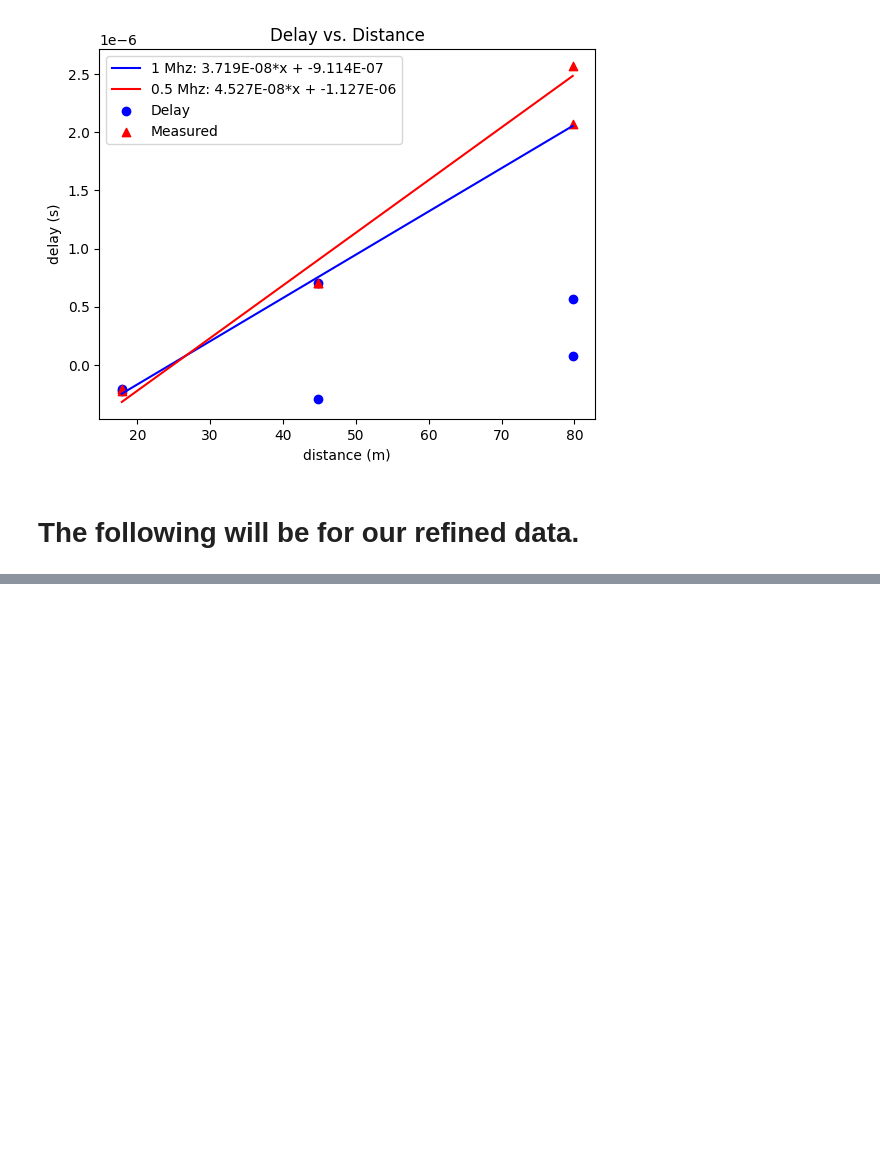
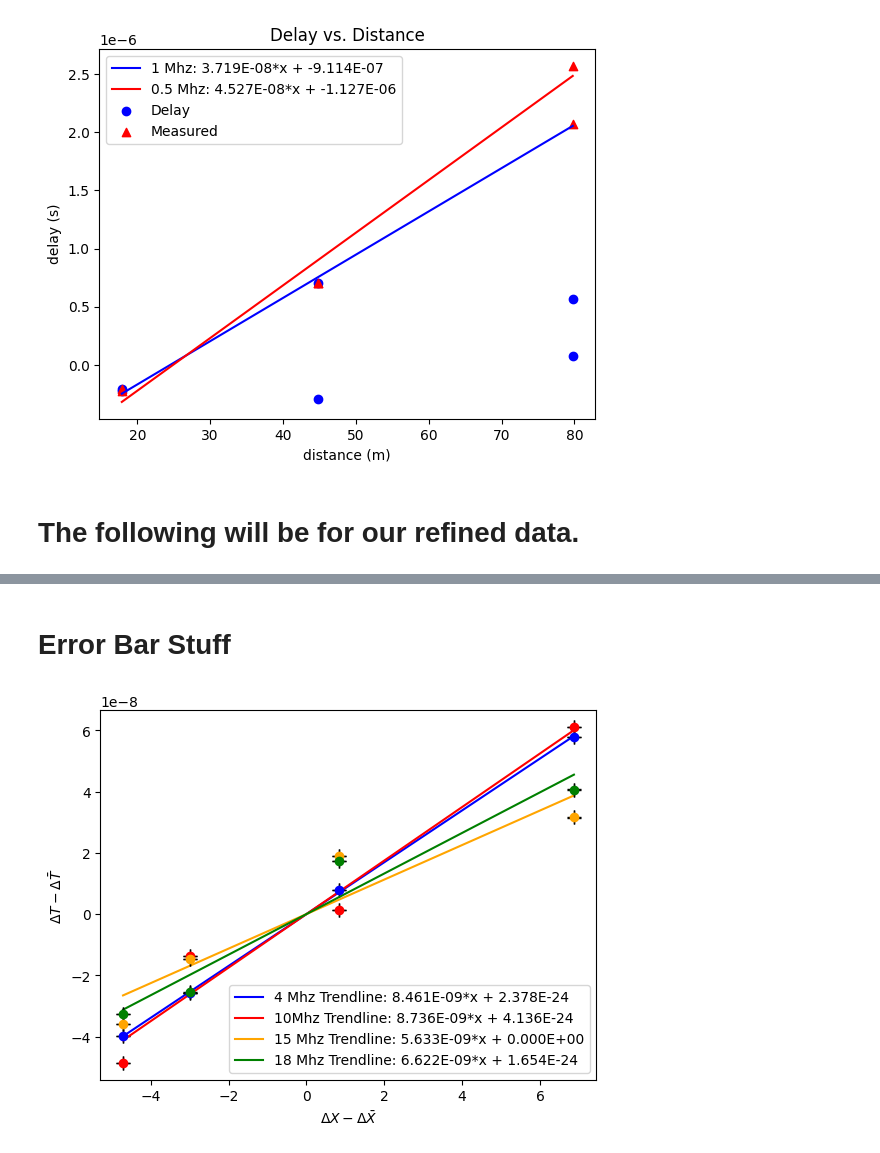
Before and after one commit to ChristianArgueta/PHSX-616, a Jupyter notebook: Speed of Light.ipynb, the cells around one changed output, grey strips where cells are left out. Saved outputs shown, nothing was run; the diff lists cells and outputs as text; code cells hidden in the pictures; blank space fills up the shorter version.

```diff
--- a/Speed of Light.ipynb
+++ b/Speed of Light.ipynb
@@ -157,3 +158,17 @@ plt.show()
 [figure]
 # %% [markdown]
 # The following will be for our refined data.
+# %%
+# Read in the data from two columns in a .csv file
+df = pd.read_csv("Plot Data - Sheet1-5.csv")
+xArray = df["4x"].values
+yArray = df["4y"].values
+
+xArray1 = df["10x"].values
+yArray1 = df["10y"].values
+
+xArray2 = df["15x"].values
+yArray2 = df["15y"].values
+
+xArray3 = df["18x"].values
+yArray3 = df["18y"].values
@@ -159,0 +221,36 @@ plt.show()
+# %% [markdown]
+# Error Bar Stuff
+# %%
+x_error = 8.68684045e-11 #Slope Uncertainty
+y_error = 0.000403E-7 #Time Delay Uncertainty
+
+x_error1= 1.23717783e-09 #Slope Uncertainty
+y_error1 = 0.000403E-7 #Time Delay Uncertainty
+
+x_error2 = 1.48274952e-09 #Slope Uncertainty
+y_error2 = 0.000403E-7 #Time Delay Uncertainty
+
+x_error3 = 9.83441965e-11 #Slope Uncertainty
+y_error3 = 0.000403E-7 #Time Delay Uncertainty
+
+
+plt.plot(x_fit, y_fit, color='blue', label=f'4 Mhz Trendline: {coefficients[0]:.3E}*x + {coefficients[1]:.3E}')
+plt.errorbar(xArray, yArray, xerr=x_error, yerr=y_error, fmt='o', color='blue', ecolor='black', elinewidth=3, capsize=5)
+
+plt.plot(x_fit1, y_fit1, color='red', label=f'10Mhz Trendline: {coefficients1[0]:.3E}*x + {coefficients1[1]:.3E}')
+plt.errorbar(xArray1, yArray1, xerr=x_error1, yerr=y_error1, fmt='o', color='red', ecolor='black', elinewidth=3, capsize=5)
+
+plt.plot(x_fit2, y_fit2, color='orange', label=f'15 Mhz Trendline: {coefficients2[0]:.3E}*x + {coefficients2[1]:.3E}')
+plt.errorbar(xArray2, yArray2, xerr=x_error2, yerr=y_error2, fmt='o', color='orange', ecolor='black', elinewidth=3, capsize=5)
+
+plt.plot(x_fit3, y_fit3, color='green', label=f'18 Mhz Trendline: {coefficients3[0]:.3E}*x + {coefficients3[1]:.3E}')
+plt.errorbar(xArray3, yArray3, xerr=x_error3, yerr=y_error3, fmt='o', color='green', ecolor='black', elinewidth=3, capsize=5)
+
+
+
+plt.xlabel(r'$\Delta X - \Delta \bar{X}$')
+plt.ylabel(r'$\Delta T - \Delta \bar{T}$')
+plt.legend()
+plt.show()
+# %% [output]
+[figure, added]
```
Also changed, not shown: parts of 3 cells of this notebook.
